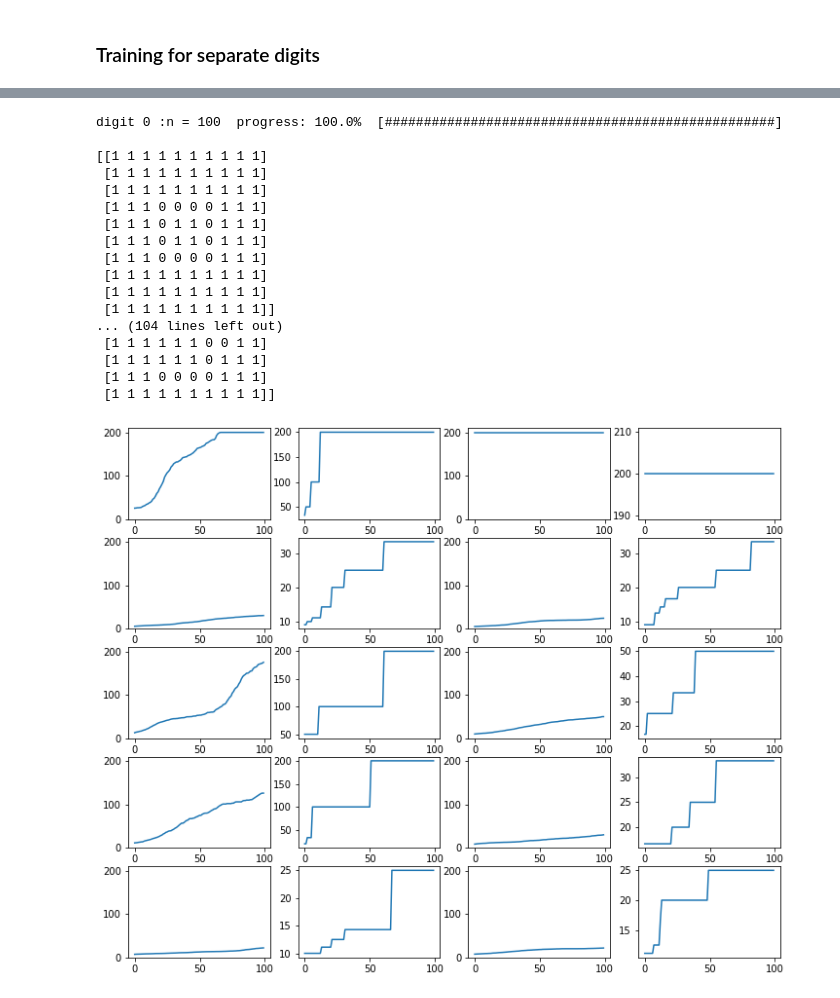
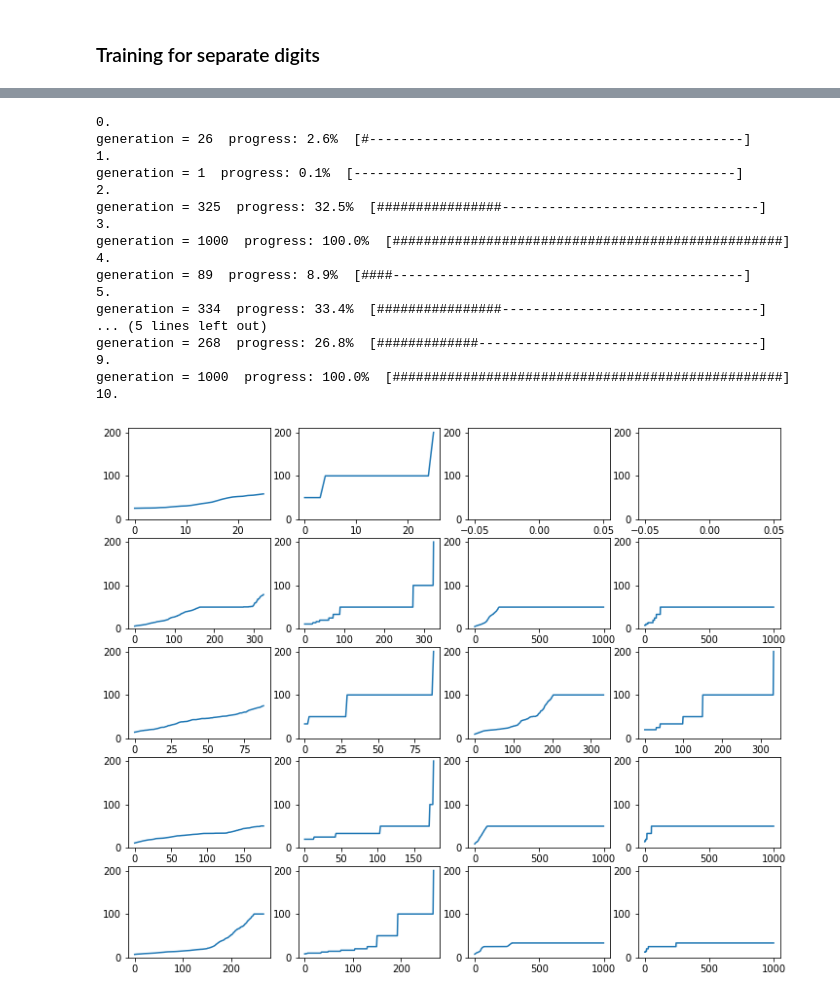
Before and after one commit to ph504/ABB_handwriter, a Jupyter notebook: offline_processing/PathGen_Evolutionary.ipynb, the cells around one changed output, grey strips where cells are left out. Drawn from its saved outputs; the diff is of its cells as text; code cells hidden in the pictures.

```diff
--- a/offline_processing/PathGen_Evolutionary.ipynb
+++ b/offline_processing/PathGen_Evolutionary.ipynb
@@ -95,21 +93,21 @@ ea.DIGIT=0
 ea.P_MUTATION = 0.8
 ea.P_CROSSOVER = 1.0
 ea.POPULATION_SIZE = 100
-ea.MAX_NUM_OF_GEN = 100
+ea.MAX_NUM_OF_GEN = 1000
 # %% [markdown]
 ### Training for separate digits
 # %%
-(generation_profile,
-    avg_fitness_profile,
-    best_fitness_profile,
-    best_ind_pheno_profile) = ea.train_evolve(mutation=ea.swap_mutation,
-                crossover=ea.edge_recombination,
-                parent_sel=ea.from_population_best_parents_select,
-                get_parents_pair_method=ea.get_parents_pair_duplocal,
-                population_sel=ea.best_population_select,
-                population_init=ea.population_init,
-                population_terminate=ea.population_terminate,
-                vertices=sequence_num,
-                desired_pheno=new_img,
-                fitness_func=ea.fitness_func,
-                geno2pheno=ea.geno2pheno)
+# (generation_profile,
+#     avg_fitness_profile,
+#     best_fitness_profile,
+#     best_ind_pheno_profile) = ea.train_evolve(mutation=ea.swap_mutation,
+#                 crossover=ea.edge_recombination,
+#                 parent_sel=ea.from_population_best_parents_select,
+#                 get_parents_pair_method=ea.get_parents_pair_duplocal,
+#                 population_sel=ea.best_population_select,
+#                 population_init=ea.population_init,
+#                 population_terminate=ea.population_terminate,
+#                 vertices=sequence_num,
+#                 desired_pheno=new_img,
+#                 fitness_func=ea.fitness_func,
+#                 geno2pheno=ea.geno2pheno)
@@ -141,46 +121,48 @@ array([[1, 1, 1, 1, 1, 1, 1, 1, 1, 1],
 # %%
 plt.figure(figsize=(12,10))
+print(0,'.',sep='')
+sol_num = []
 for i in range(ppg.NO_DIGITS):
     ea.DIGIT=i
     (generation_profile,
     avg_fitness_profile,
     best_fitness_profile,
     best_ind_pheno_profile) = ea.train_evolve(mutation=ea.swap_mutation,
                 crossover=ea.edge_recombination,
                 parent_sel=ea.from_population_best_parents_select,
                 get_parents_pair_method=ea.get_parents_pair_duplocal,
                 population_sel=ea.best_population_select,
                 population_init=ea.population_init,
                 population_terminate=ea.population_terminate,
                 vertices=sequence_num,
                 desired_pheno=new_img,
                 fitness_func=ea.fitness_func,
                 geno2pheno=ea.geno2pheno)
     plt.subplot(5,4,2*i+1)
     plt.plot(generation_profile,avg_fitness_profile)
     plt.ylim(0,210);
 
     plt.subplot(5,4,2*i+2)
     plt.plot(generation_profile,best_fitness_profile)
-
-    print('digit',ea.DIGIT,':\n')
-    print(seqeval.draw_digit(best_ind_pheno_profile[99], ppg.LOW_RESOLUTION_IMG_SIZE))
+    plt.ylim(0,210);
+    print('\n',ea.DIGIT+1,'.', sep='')
+    sol_num.append(best_ind_pheno_profile[-1])
 # %% [output]
-digit 0 :n = 100  progress: 100.0%  [##################################################]
-
-[[1 1 1 1 1 1 1 1 1 1]
- [1 1 1 1 1 1 1 1 1 1]
- [1 1 1 1 1 1 1 1 1 1]
- [1 1 1 0 0 0 0 1 1 1]
- [1 1 1 0 1 1 0 1 1 1]
- [1 1 1 0 1 1 0 1 1 1]
- [1 1 1 0 0 0 0 1 1 1]
- [1 1 1 1 1 1 1 1 1 1]
- [1 1 1 1 1 1 1 1 1 1]
- [1 1 1 1 1 1 1 1 1 1]]
-... (104 lines left out)
- [1 1 1 1 1 1 0 0 1 1]
- [1 1 1 1 1 1 0 1 1 1]
- [1 1 1 0 0 0 0 1 1 1]
- [1 1 1 1 1 1 1 1 1 1]]
+0.
+generation = 26  progress: 2.6%  [#------------------------------------------------]
+1.
+generation = 1  progress: 0.1%  [-------------------------------------------------]
+2.
+generation = 325  progress: 32.5%  [################---------------------------------]
+3.
+generation = 1000  progress: 100.0%  [##################################################]
+4.
+generation = 89  progress: 8.9%  [####---------------------------------------------]
+5.
+generation = 334  progress: 33.4%  [################---------------------------------]
+... (5 lines left out)
+generation = 268  progress: 26.8%  [#############------------------------------------]
+9.
+generation = 1000  progress: 100.0%  [##################################################]
+10.
-[figure, old version]
+[figure, new version]
```
Also changed, not shown: parts of 8 cells of this notebook, 27 other files.
